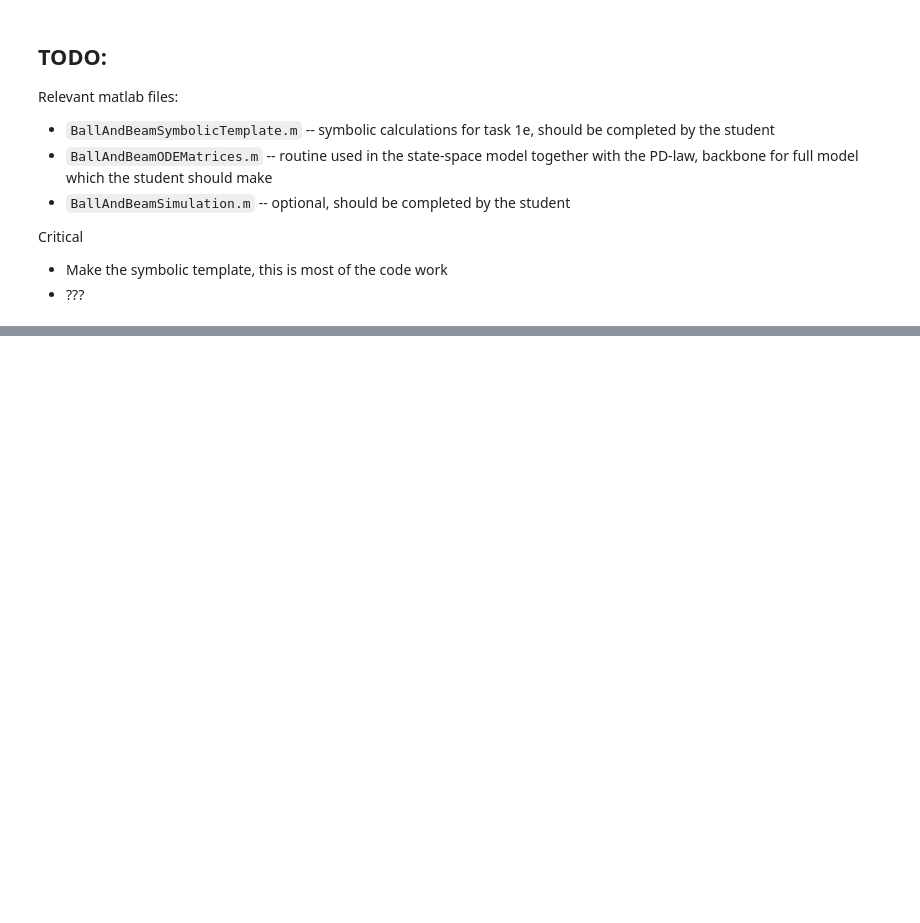
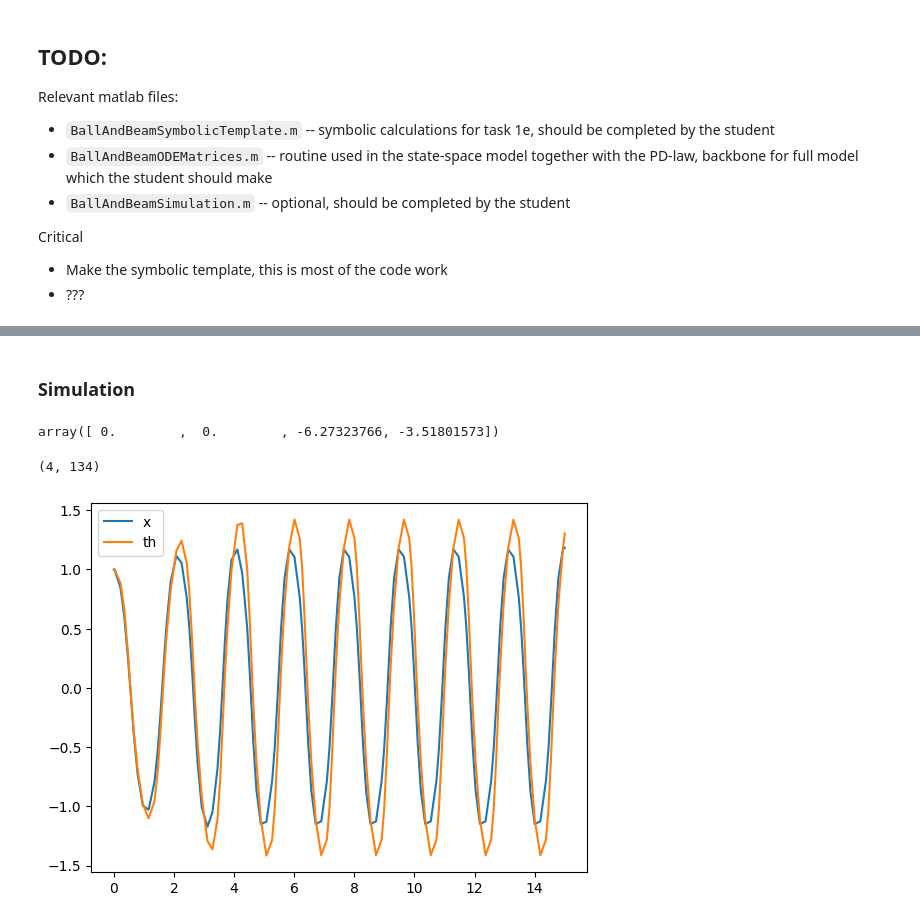
Before and after one commit to TTK4130/ttk4130.github.io, a Jupyter notebook: docs/assignments/code/assignment-5-ball-and-beam.ipynb, the cells around one changed output, grey strips where cells are left out. Saved outputs shown, nothing was run; the diff lists cells and outputs as text; code cells hidden in the pictures; blank space fills up the shorter version.

Commit message:
symbolic code written, simulation set up, animation almost done, maybe

```diff
--- a/docs/assignments/code/assignment-5-ball-and-beam.ipynb
+++ b/docs/assignments/code/assignment-5-ball-and-beam.ipynb
@@ -62,0 +114,5 @@ param = sm.Matrix([J, M, R, g])
+# %%
+lol = sm.lambdify((state, param), p, modules="numpy")
+ball_position = sm.lambdify((state, param), p, modules="numpy")
+get_W = sm.lambdify((state, param, To), W, modules="numpy")
+get_RHS = sm.lambdify((state, param, To), RHS, modules="numpy")
@@ -62,0 +140,38 @@ param = sm.Matrix([J, M, R, g])
+# %% [markdown]
+### Simulation
+# %%
+from scipy.integrate import solve_ivp
+
+# Parameters and initial states
+time_final  = 15
+_J, _M, _R, _g = 1, 10, .25, 9.81
+parameters = np.array([_J, _M, _R, _g])
+_x, _th, _dx, _dth = 1, 1, 0, 0
+state = np.array([_x, _th, _dx, _dth])
+
+def make_ball_and_beam_dynamics(param):
+    def ball_and_beam_dynamics(time, state):
+        T = 200 * (state[0] - state[1]) + 70 * (state[2] - state[3])
+        W = get_W(state, param, T)
+        RHS = get_RHS(state, param, T)
+        acc = np.linalg.inv(W) @ RHS
+        return np.hstack(([state[2], state[3]], acc.reshape(2,)))
+    return ball_and_beam_dynamics
+# %%
+dyn = make_ball_and_beam_dynamics(parameters)
+# %%
+dyn(0, state)
+# %% [output]
+array([ 0.        ,  0.        , -6.27323766, -3.51801573])
+# %%
+res = solve_ivp(dyn, (0, time_final), state)
+res.y.shape
+# %% [output]
+(4, 134)
+# %%
+plt.plot(res.t, res.y[0, :], label="x")
+plt.plot(res.t, res.y[1, :], label="th")
+plt.legend()
+plt.show()
+# %% [output]
+[figure, added]
```
Also changed, not shown: parts of 17 cells of this notebook.
